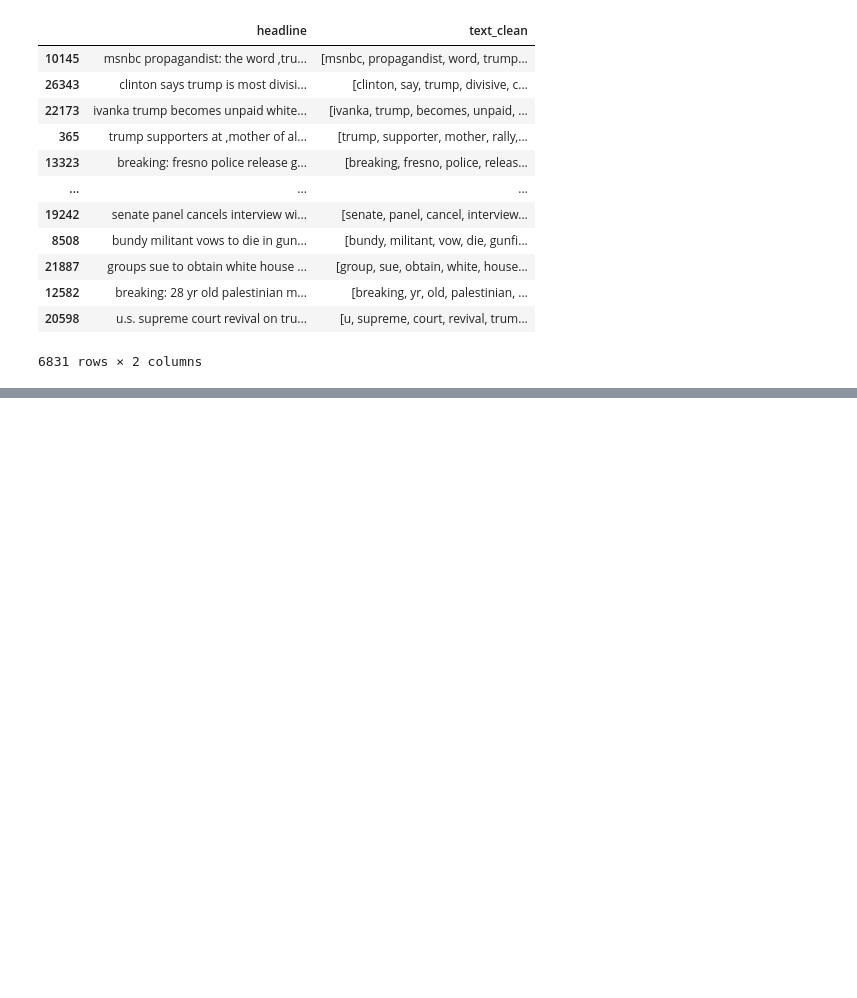
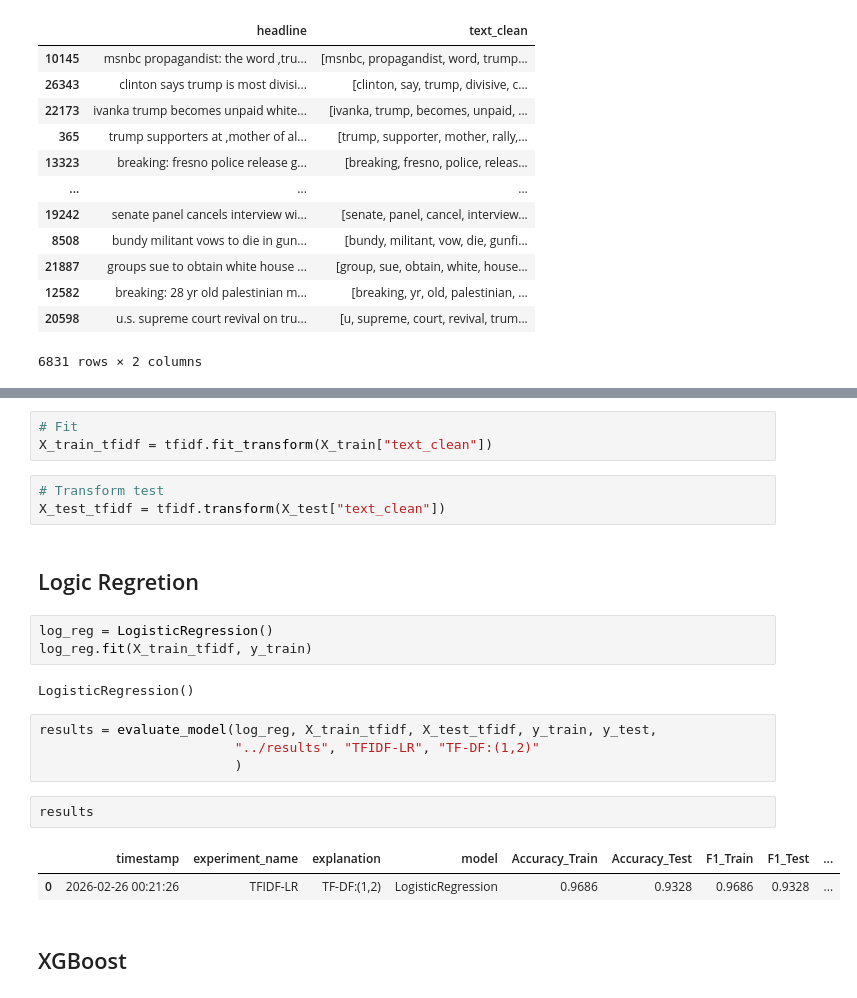
Before and after one commit to alexcardenasgutierrez-droid/Natural-Language-Processing-Challenge-IronHack, a Jupyter notebook: Notebooks/main.ipynb, the cells around one changed output, grey strips where cells are left out. Drawn from its saved outputs; the diff is of its cells as text; blank space fills up the shorter version.

```diff
--- a/Notebooks/main.ipynb
+++ b/Notebooks/main.ipynb
@@ -320,0 +338,24 @@ After Lemmatization:
+# %%
+# Fit
+X_train_tfidf = tfidf.fit_transform(X_train["text_clean"])
+# %%
+# Transform test
+X_test_tfidf = tfidf.transform(X_test["text_clean"])
+# %% [markdown]
+## Logic Regretion
+# %%
+log_reg = LogisticRegression()
+log_reg.fit(X_train_tfidf, y_train)
+# %% [output]
+LogisticRegression()
+# %%
+results = evaluate_model(log_reg, X_train_tfidf, X_test_tfidf, y_train, y_test,
+                         "../results", "TFIDF-LR", "TF-DF:(1,2)"
+                         )
+# %%
+results
+# %% [output]
+|  | timestamp | experiment_name | explanation | model | Accuracy_Train | Accuracy_Test | F1_Train | F1_Test | ... |
+| 0 | 2026-02-26 00:21:26 | TFIDF-LR | TF-DF:(1,2) | LogisticRegression | 0.9686 | 0.9328 | 0.9686 | 0.9328 | ... |
+# %% [markdown]
+## XGBoost
```
Also changed, not shown: parts of 28 cells of this notebook, 6 other files.
